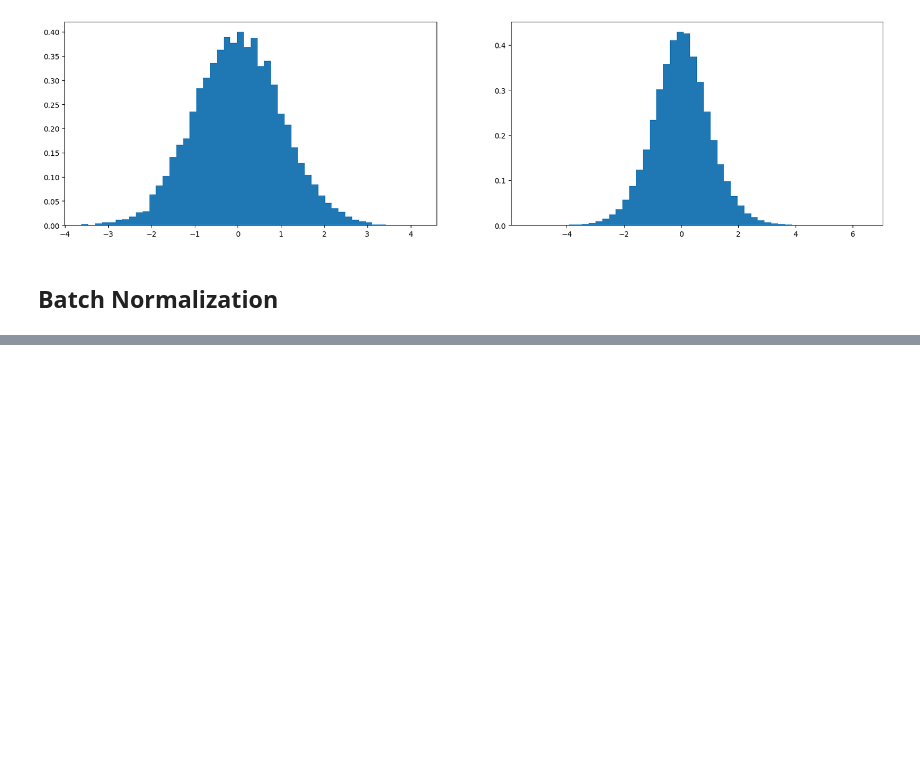
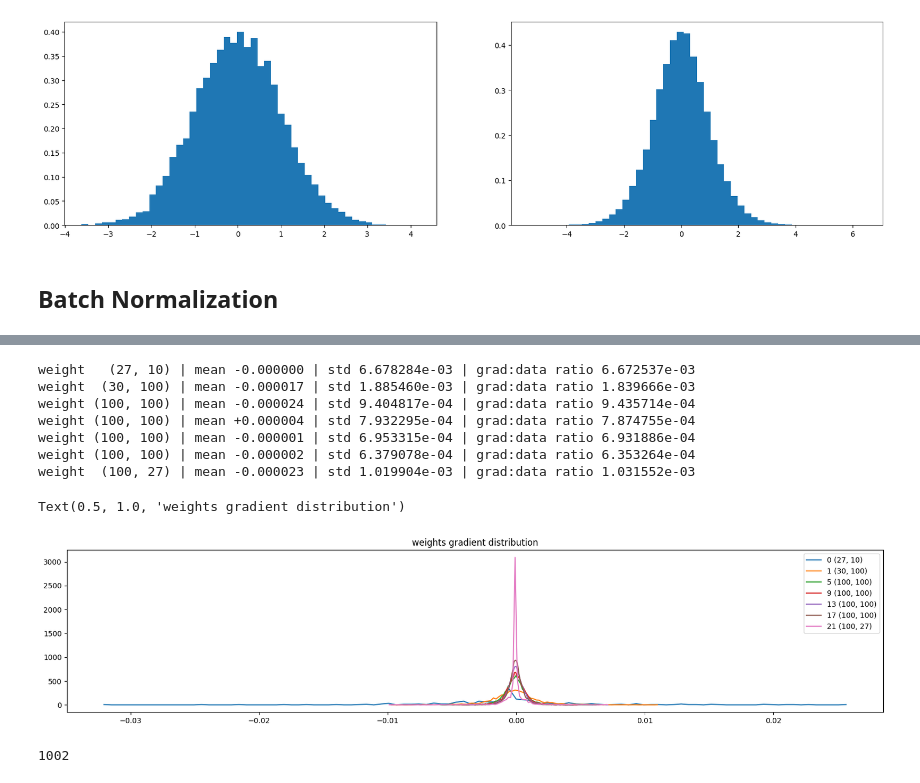
Before and after one commit to niuers/makemore, a Jupyter notebook: makemore.ipynb, the cells around one changed output, grey strips where cells are left out. Drawn from its saved outputs; the diff is of its cells as text; code cells hidden in the pictures; blank space fills up the shorter version.

```diff
--- a/makemore.ipynb
+++ b/makemore.ipynb
@@ -1126,0 +1141,26 @@ layer 4 (    Linear): mean -0.000014, std 3.055150e-04
+# %%
+plt.figure(figsize=(20,4))
+legends=[]
+for i,p in enumerate(parameters):
+  t = p.grad
+  if p.ndim == 2: # weights of the linear layers
+    print('weight %10s | mean %+f | std %e | grad:data ratio %e' % (tuple(p.shape), t.mean(), t.std(), t.std()/p.std()))
+    hy, hx = torch.histogram(t, density=True)
+    plt.plot(hx[:-1].detach(), hy.detach())
+    legends.append(f'{i} {tuple(p.shape)}')
+plt.legend(legends)
+plt.title('weights gradient distribution')
+# %% [output]
+weight   (27, 10) | mean -0.000000 | std 6.678284e-03 | grad:data ratio 6.672537e-03
+weight  (30, 100) | mean -0.000017 | std 1.885460e-03 | grad:data ratio 1.839666e-03
+weight (100, 100) | mean -0.000024 | std 9.404817e-04 | grad:data ratio 9.435714e-04
+weight (100, 100) | mean +0.000004 | std 7.932295e-04 | grad:data ratio 7.874755e-04
+weight (100, 100) | mean -0.000001 | std 6.953315e-04 | grad:data ratio 6.931886e-04
+weight (100, 100) | mean -0.000002 | std 6.379078e-04 | grad:data ratio 6.353264e-04
+weight  (100, 27) | mean -0.000023 | std 1.019904e-03 | grad:data ratio 1.031552e-03
+Text(0.5, 1.0, 'weights gradient distribution')
+[figure, added]
+# %%
+len(ud)
+# %% [output]
+1002
```
Also changed, not shown: parts of 6 cells of this notebook.
